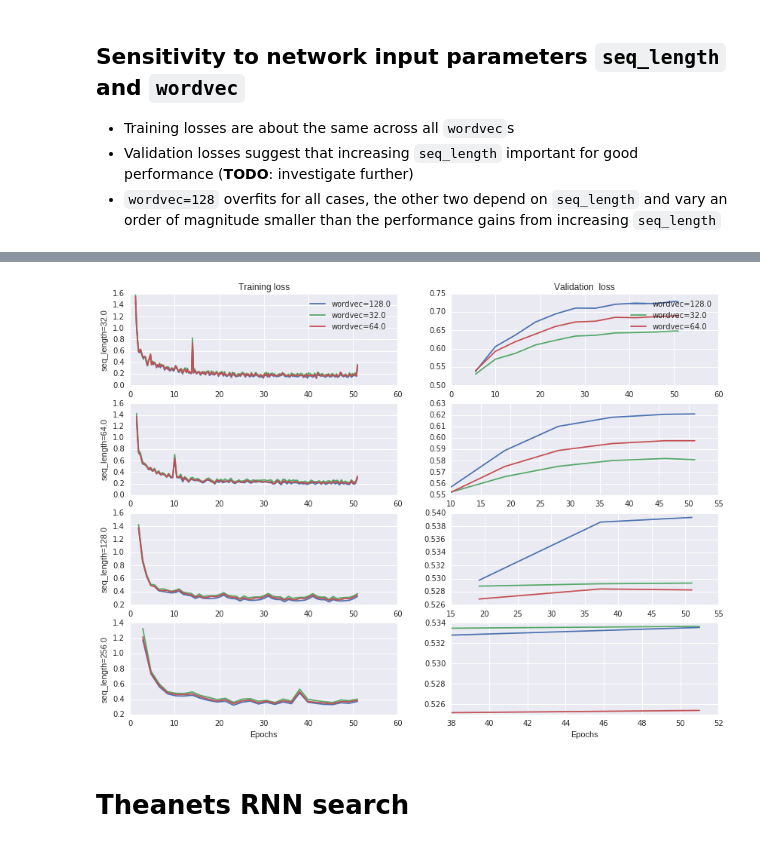
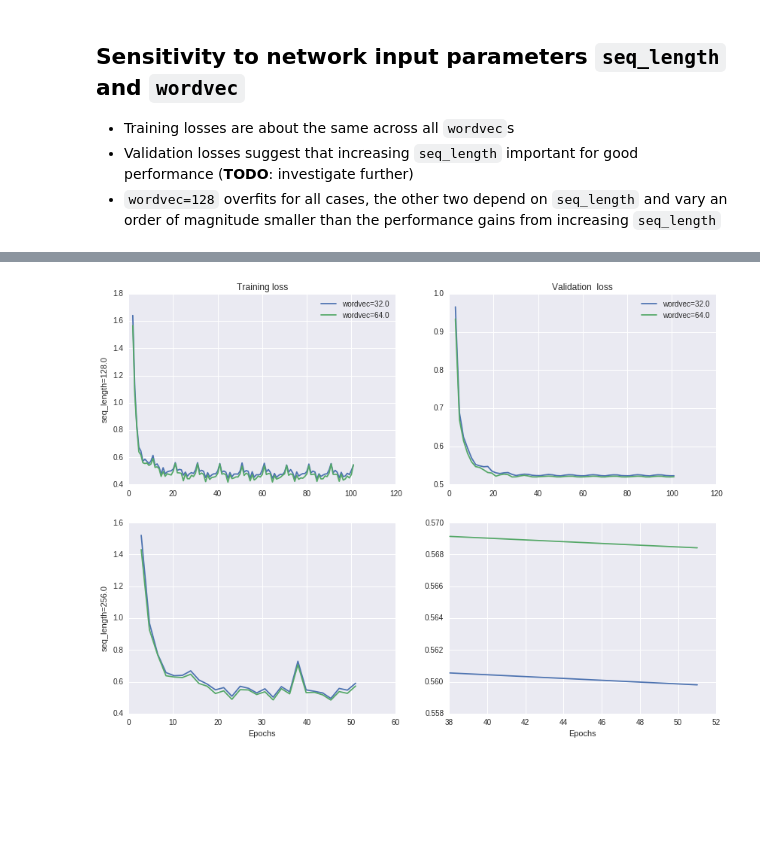
Before and after one commit to feynmanliang/mlsalt-thesis, a Jupyter notebook: notebooks/Training curves.ipynb, the cells around one changed output, grey strips where cells are left out. Cells and saved outputs as stored; diff of their text form; code cells hidden in the pictures; blank space fills up the shorter version.

```diff
--- a/notebooks/Training curves.ipynb
+++ b/notebooks/Training curves.ipynb
@@ -10,0 +17,2 @@ import seaborn as sns
+# %%
+theanets_data = '/home/fl350/data/theanets_cv/'
@@ -39,6 +83,7 @@ for log_path in glob.glob(os.path.join(torch_logs, '*.log')):
                         'epoch': prev_epoch,
                         'loss': float(line.split()[-1])
                     })
+                if val_list[-1]['epoch'] >= 50: break
     train[log_path] = pd.DataFrame(train_list, columns=['epoch', 'loss'])
     val[log_path] = pd.DataFrame(val_list, columns=['epoch', 'loss'])
     confs[log_path] = conf
@@ -72,7 +224,8 @@ with open('torch-rnn-config-perfs.tex', 'wb') as f:
 # %%
 confs_subset = confs[
     confs['wordvec'] == 64][
-    confs['seq_length'] == 128]
+    confs['seq_length'] == 128][
+    confs['dropout'] == 0.0]
 row_vars = set(confs_subset['num_layers'])
 nrows = len(row_vars)
 plt.figure(figsize=(14,10))
@@ -107,3 +260,32 @@ plt.show()
 * Training losses are about the same across all `wordvec`s
 * Validation losses suggest that increasing `seq_length` important for good performance (**TODO**: investigate further)
 * `wordvec=128` overfits for all cases, the other two depend on `seq_length` and vary an order of magnitude smaller than the performance gains from increasing `seq_length`
+# %%
+confs_subset = confs[
+    confs['num_layers'] == 3][
+    confs['rnn_size'] == 256][
+    confs['dropout'] == 0.3]
+
+plt.figure(figsize=(14,4))
+
+for log_path in confs_subset.index:
+    lab = 'seq_length={0}, wordvec={1}'.format(*(confs.loc[log_path][['seq_length', 'wordvec']]))
+    plt.subplot(1,2,1)
+    plt.plot(train[log_path]['epoch'], train[log_path]['loss'], label=lab)
+    plt.subplot(1,2,2)
+    plt.plot(val[log_path]['epoch'], val[log_path]['loss'], label=lab)
+
+
+plt.subplot(1,2,1)
+plt.ylabel('Training loss')
+plt.xlabel('Epochs')
+plt.legend(loc='best')
+
+plt.subplot(1,2,2)
+plt.ylabel('Validation loss')
+plt.xlabel('Epochs')
+plt.legend(loc='best')
+
+plt.suptitle('Training curves for various network input configurations')
+plt.savefig('torch-rnn-input-params.png')
+plt.show()
@@ -110,36 +294,35 @@ plt.show()
 # %%
 confs_subset = confs[
     confs['rnn_size'] == 128][
-    confs['num_layers'] == 2]
+    confs['num_layers'] == 2][
+    confs['dropout'] == 0.3]
 row_vars = set(confs_subset['seq_length'])
 nrows = len(row_vars)
 plt.figure(figsize=(14,10))
 for i,row_var in enumerate(sorted(row_vars)):
     facet_subset = confs_subset[confs_subset['seq_length'] == row_var].index
     for log_path in facet_subset:
         if val[log_path].size == 0:
             continue
         lab = 'wordvec={}'.format(confs.loc[log_path]['wordvec'])
         plt.subplot(nrows,2,2*i+1)
         plt.plot(train[log_path]['epoch'], train[log_path]['loss'], label=lab)
         plt.ylabel('seq_length={}'.format(row_var))
         plt.subplot(nrows,2,2*i+2)
         plt.plot(val[log_path]['epoch'], val[log_path]['loss'], label=lab)
 
 plt.subplot(nrows,2,1)
 plt.title('Training loss')
 plt.legend()
 plt.subplot(nrows,2,2)
 plt.title('Validation  loss')
 plt.legend()
 plt.subplot(nrows,2,2*nrows-1)
 plt.xlabel('Epochs')
 plt.subplot(nrows,2,2*nrows)
 plt.xlabel('Epochs')
 
 plt.savefig('torch-rnn-input-params.png')
 plt.show()
 # %% [output]
-[figure, old version]
+[figure, new version]
-# %% [markdown]
-# Theanets RNN search
```
Also changed, not shown: parts of 14 cells of this notebook, 2 other files.
